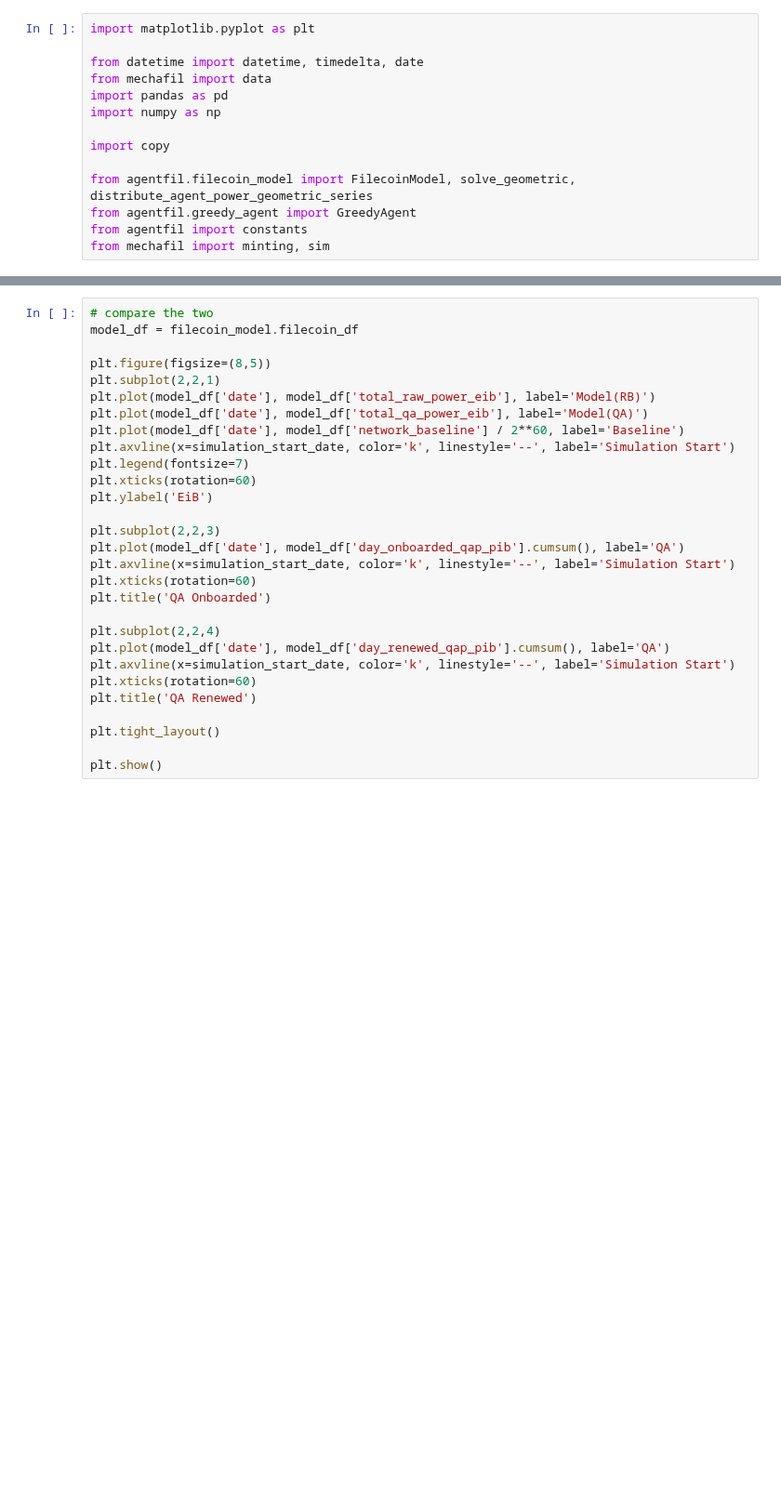
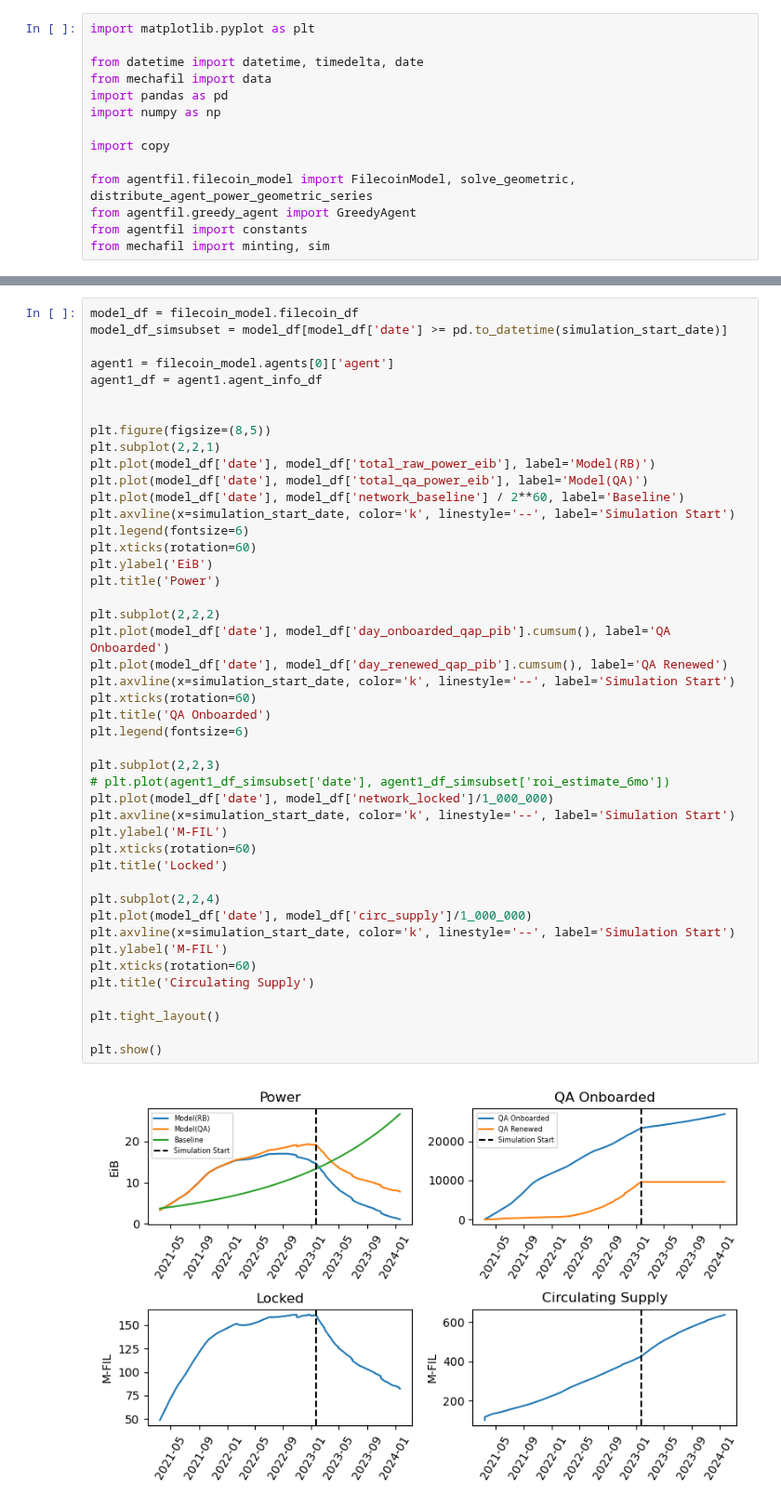
Before and after one commit to protocol/filecoin-agent-twin, a Jupyter notebook: notebooks/run_greedy_agents.ipynb, the cells around one changed output, grey strips where cells are left out. Shown at 93% size. Drawn from its saved outputs; the diff is of its cells as text; blank space fills up the shorter version.

```diff
--- a/notebooks/run_greedy_agents.ipynb
+++ b/notebooks/run_greedy_agents.ipynb
@@ -75,29 +77,47 @@ IndexError: index 0 is out of bounds for axis 0 with size 0
 # %%
-# compare the two
 model_df = filecoin_model.filecoin_df
+model_df_simsubset = model_df[model_df['date'] >= pd.to_datetime(simulation_start_date)]
+
+agent1 = filecoin_model.agents[0]['agent']
+agent1_df = agent1.agent_info_df
+
 
 plt.figure(figsize=(8,5))
 plt.subplot(2,2,1)
 plt.plot(model_df['date'], model_df['total_raw_power_eib'], label='Model(RB)')
 plt.plot(model_df['date'], model_df['total_qa_power_eib'], label='Model(QA)')
 plt.plot(model_df['date'], model_df['network_baseline'] / 2**60, label='Baseline')
 plt.axvline(x=simulation_start_date, color='k', linestyle='--', label='Simulation Start')
-plt.legend(fontsize=7)
+plt.legend(fontsize=6)
 plt.xticks(rotation=60)
 plt.ylabel('EiB')
+plt.title('Power')
 
-plt.subplot(2,2,3)
-plt.plot(model_df['date'], model_df['day_onboarded_qap_pib'].cumsum(), label='QA')
+plt.subplot(2,2,2)
+plt.plot(model_df['date'], model_df['day_onboarded_qap_pib'].cumsum(), label='QA Onboarded')
+plt.plot(model_df['date'], model_df['day_renewed_qap_pib'].cumsum(), label='QA Renewed')
 plt.axvline(x=simulation_start_date, color='k', linestyle='--', label='Simulation Start')
 plt.xticks(rotation=60)
 plt.title('QA Onboarded')
+plt.legend(fontsize=6)
+
+plt.subplot(2,2,3)
+# plt.plot(agent1_df_simsubset['date'], agent1_df_simsubset['roi_estimate_6mo'])
+plt.plot(model_df['date'], model_df['network_locked']/1_000_000)
+plt.axvline(x=simulation_start_date, color='k', linestyle='--', label='Simulation Start')
+plt.ylabel('M-FIL')
+plt.xticks(rotation=60)
+plt.title('Locked')
 
 plt.subplot(2,2,4)
-plt.plot(model_df['date'], model_df['day_renewed_qap_pib'].cumsum(), label='QA')
+plt.plot(model_df['date'], model_df['circ_supply']/1_000_000)
 plt.axvline(x=simulation_start_date, color='k', linestyle='--', label='Simulation Start')
+plt.ylabel('M-FIL')
 plt.xticks(rotation=60)
-plt.title('QA Renewed')
+plt.title('Circulating Supply')
 
 plt.tight_layout()
 
 plt.show()
+# %% [output]
+[figure, added]
```
Also changed, not shown: parts of 6 cells of this notebook, 4 other files.
